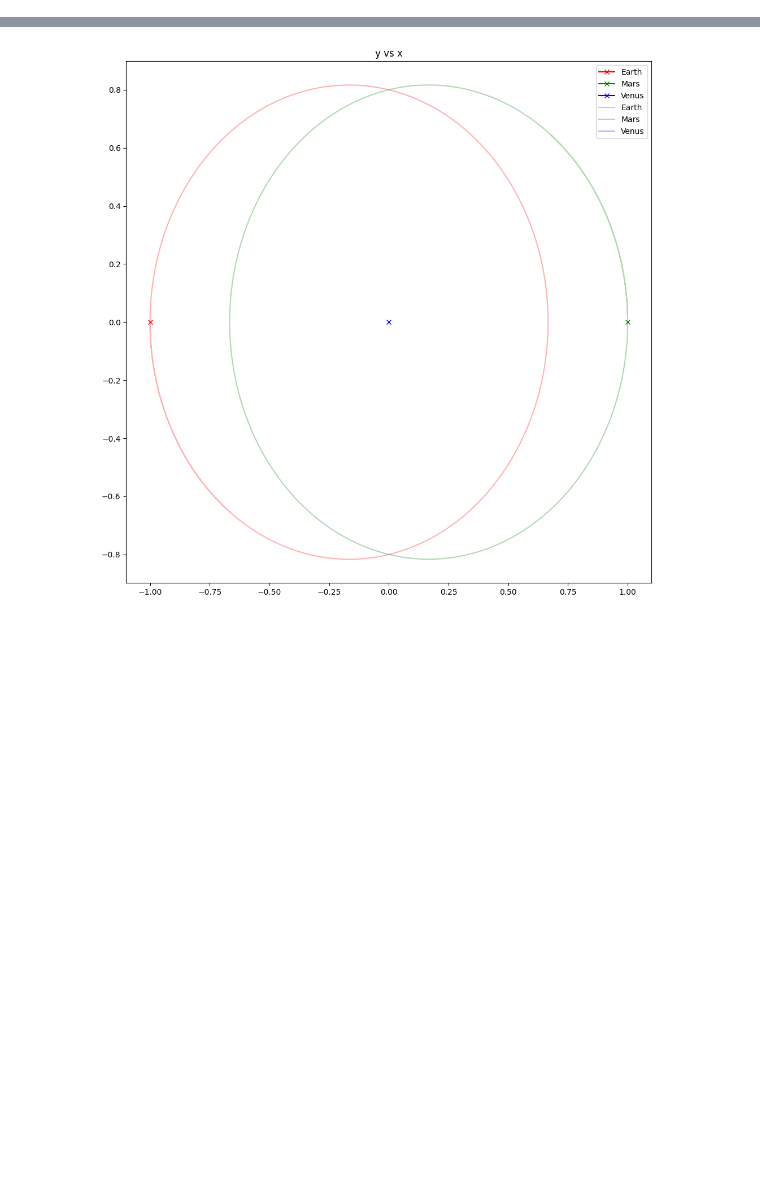
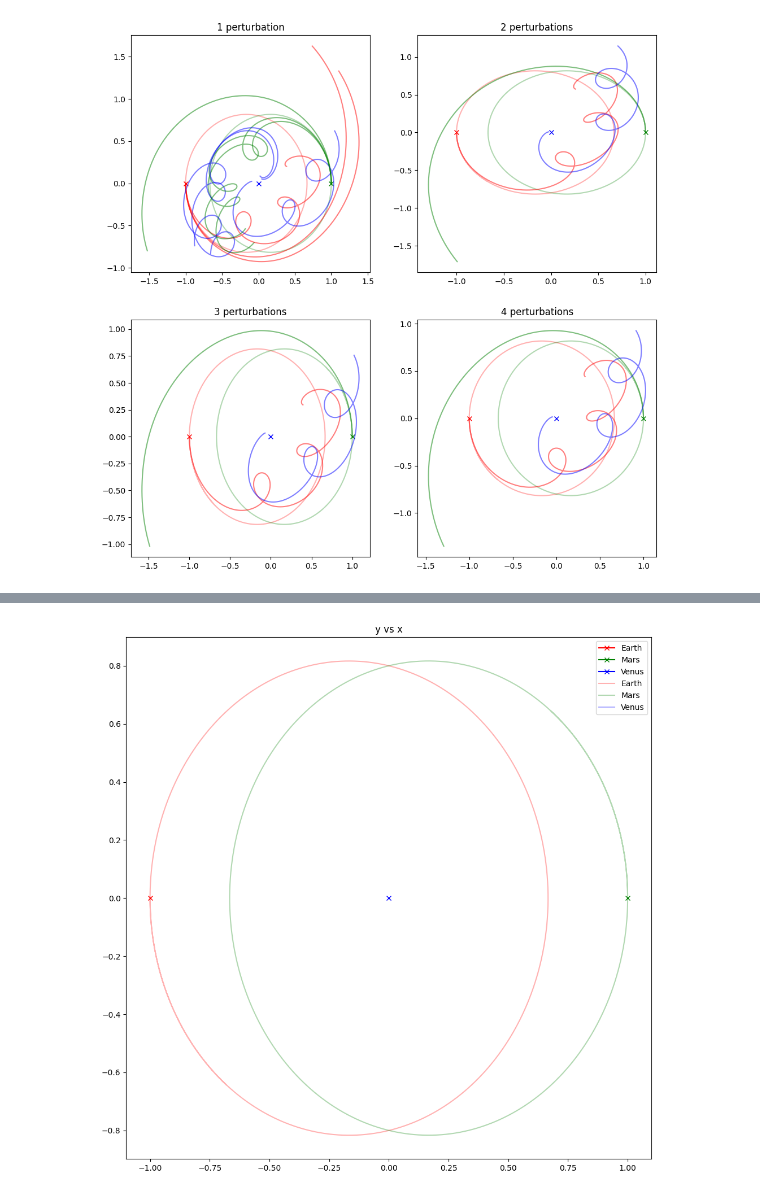
Before and after one commit to wastjohn/ThreeBodyProblemVis, a Jupyter notebook: ThreeBodyVis.ipynb, the cells around one changed output, grey strips where cells are left out. Drawn from its saved outputs; the diff is of its cells as text; code cells hidden in the pictures; blank space fills up the shorter version.

Commit message:
average plot, multi-plot, and animation functions

```diff
--- a/ThreeBodyVis.ipynb
+++ b/ThreeBodyVis.ipynb
@@ -78,0 +90,33 @@ def derivative(p0: np.array):
+# %%
+def make_vis(pos, pert, title):
+    mid_pos = perterbations(pert)
+
+    p = np.array([-1, 1, 0, 0, 0, 0, 0, 0, 0, -1, 1, 0])
+    d = heun(p, 5000, 0.001)
+    plt.subplot(pos)
+
+    plt.title(title)
+    plt.plot(d['P1: X Position'][0], d['P1: Y Position'][0], c='red', marker='x', label='Earth')
+    plt.plot(d['P2: X Position'][0], d['P2: Y Position'][0], c='green', marker='x',label='Mars')
+    plt.plot(d['P3: X Position'][0], d['P3: Y Position'][0], c='blue', marker='x', label='Venus')
+    plt.plot(d['P1: X Position'], d['P1: Y Position'], c='red', alpha=0.3, label='Earth')
+    plt.plot(d['P2: X Position'], d['P2: Y Position'], c='green', alpha=0.3, label='Mars')
+    plt.plot(d['P3: X Position'], d['P3: Y Position'], c='blue', alpha=0.3, label='Venus')
+
+    for x, y in mid_pos:
+        p = np.array([-1, 1, x, 0, 0, y, 0, 0, 0, -1, 1, 0])
+        d = heun(p, 5000, 0.001)
+        plt.plot(d['P1: X Position'], d['P1: Y Position'], c='red', alpha=0.5)
+        plt.plot(d['P2: X Position'], d['P2: Y Position'], c='green', alpha=0.5)
+        plt.plot(d['P3: X Position'], d['P3: Y Position'], c='blue', alpha=0.5)
+    return
+# %%
+plt.figure(1, figsize=(12,12))
+make_vis(221, 3, "1 perturbation")
+make_vis(222, 1, "2 perturbations")
+make_vis(223, 1, "3 perturbations")
+make_vis(224, 1, "4 perturbations")
+plt.subplots_adjust(hspace=0.2, wspace=0.2)
+plt.show()
+# %% [output]
+[figure, added]
```
Also changed, not shown: parts of 8 cells of this notebook, 1 other file.
